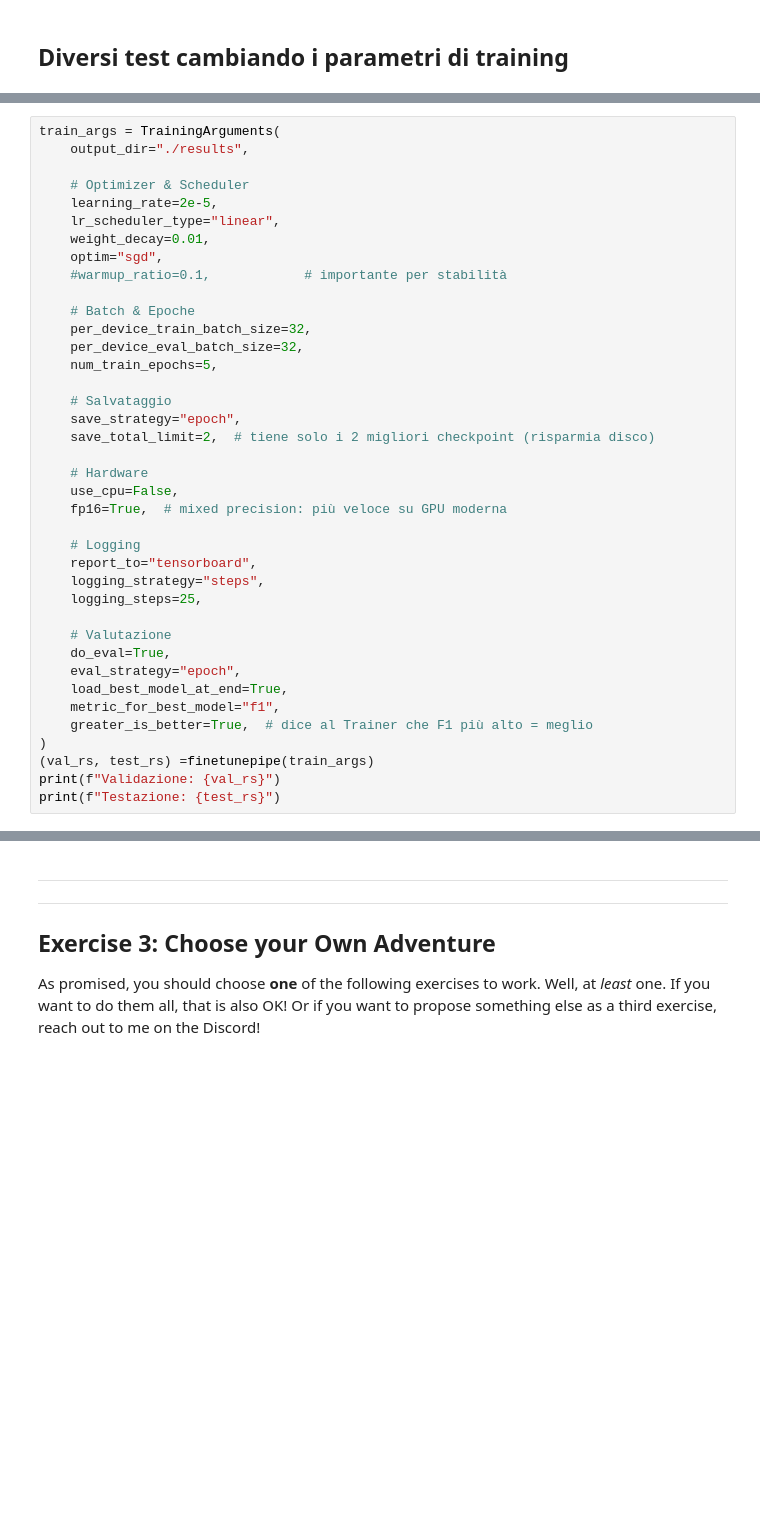
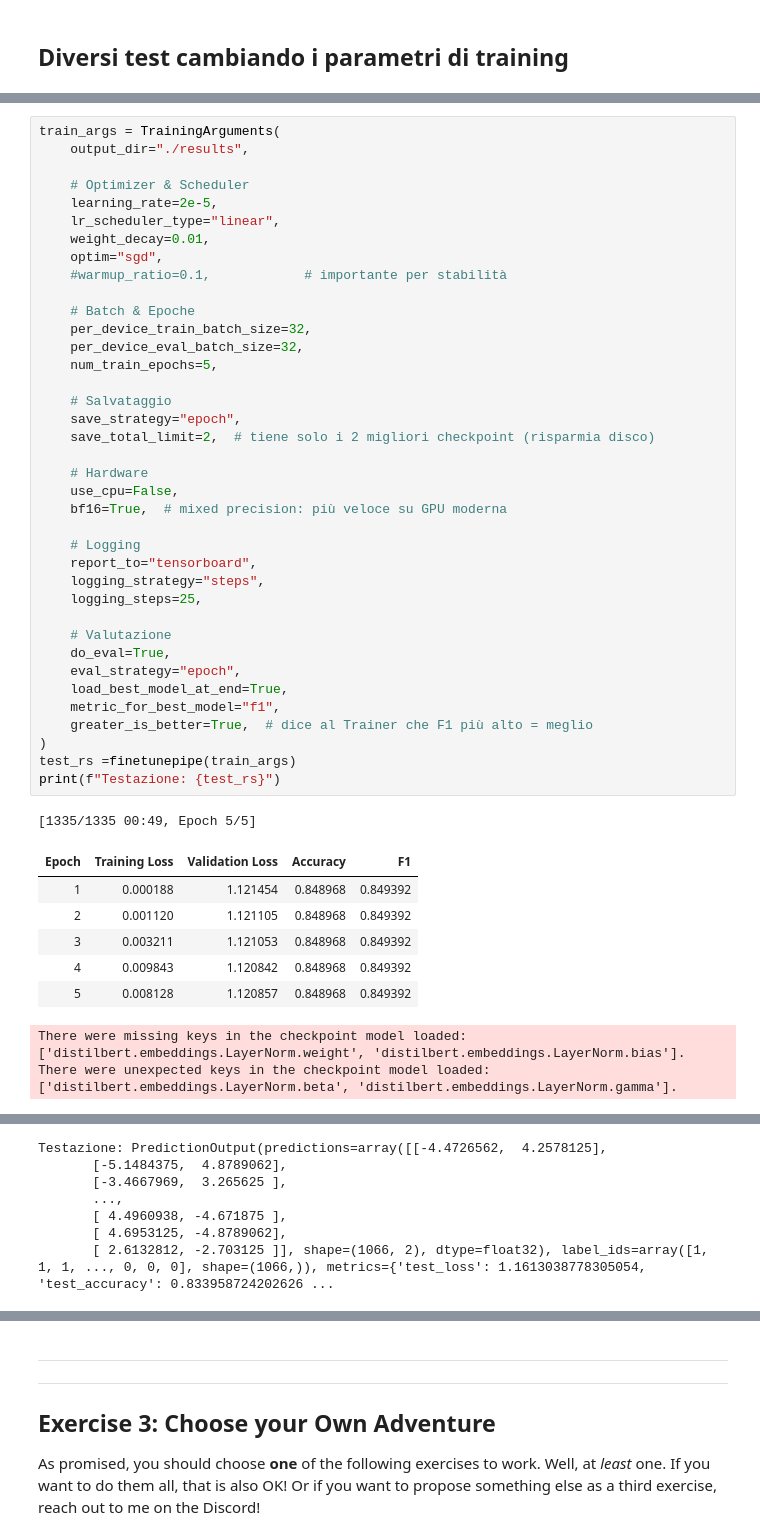
Before and after one commit to Pennelli02/DLA_Labs, a Jupyter notebook: Lab2/DLA-Lab2.ipynb, the cells around one changed output, grey strips where cells are left out. Cells and saved outputs as stored; diff of their text form; blank space fills up the shorter version.

```diff
--- a/Lab2/DLA-Lab2.ipynb
+++ b/Lab2/DLA-Lab2.ipynb
@@ -952,33 +989,42 @@ train_args = TrainingArguments(
     lr_scheduler_type="linear",
     weight_decay=0.01,
     optim="sgd",
     #warmup_ratio=0.1,            # importante per stabilità
 
     # Batch & Epoche
     per_device_train_batch_size=32,
     per_device_eval_batch_size=32,
     num_train_epochs=5,
 
     # Salvataggio
     save_strategy="epoch",
     save_total_limit=2,  # tiene solo i 2 migliori checkpoint (risparmia disco)
 
     # Hardware
     use_cpu=False,
-    fp16=True,  # mixed precision: più veloce su GPU moderna
+    bf16=True,  # mixed precision: più veloce su GPU moderna
 
     # Logging
     report_to="tensorboard",
     logging_strategy="steps",
     logging_steps=25,
 
     # Valutazione
     do_eval=True,
     eval_strategy="epoch",
     load_best_model_at_end=True,
     metric_for_best_model="f1",
     greater_is_better=True,  # dice al Trainer che F1 più alto = meglio
 )
-(val_rs, test_rs) =finetunepipe(train_args)
-print(f"Validazione: {val_rs}")
+test_rs =finetunepipe(train_args)
 print(f"Testazione: {test_rs}")
+# %% [output]
+[1335/1335 00:49, Epoch 5/5]
+| Epoch | Training Loss | Validation Loss | Accuracy | F1 |
+| 1 | 0.000188 | 1.121454 | 0.848968 | 0.849392 |
+| 2 | 0.001120 | 1.121105 | 0.848968 | 0.849392 |
+| 3 | 0.003211 | 1.121053 | 0.848968 | 0.849392 |
+| 4 | 0.009843 | 1.120842 | 0.848968 | 0.849392 |
+| 5 | 0.008128 | 1.120857 | 0.848968 | 0.849392 |
+There were missing keys in the checkpoint model loaded: ['distilbert.embeddings.LayerNorm.weight', 'distilbert.embeddings.LayerNorm.bias'].
+There were unexpected keys in the checkpoint model loaded: ['distilbert.embeddings.LayerNorm.beta', 'distilbert.embeddings.LayerNorm.gamma'].
@@ -985,3 +1032,10 @@ print(f"Testazione: {test_rs}")
+Testazione: PredictionOutput(predictions=array([[-4.4726562,  4.2578125],
+       [-5.1484375,  4.8789062],
+       [-3.4667969,  3.265625 ],
+       ...,
+       [ 4.4960938, -4.671875 ],
+       [ 4.6953125, -4.8789062],
+       [ 2.6132812, -2.703125 ]], shape=(1066, 2), dtype=float32), label_ids=array([1, 1, 1, ..., 0, 0, 0], shape=(1066,)), metrics={'test_loss': 1.1613038778305054, 'test_accuracy': 0.833958724202626 ...
 # %%
 train_args = TrainingArguments(
     output_dir="./results",
```
Also changed, not shown: parts of 18 cells of this notebook.
